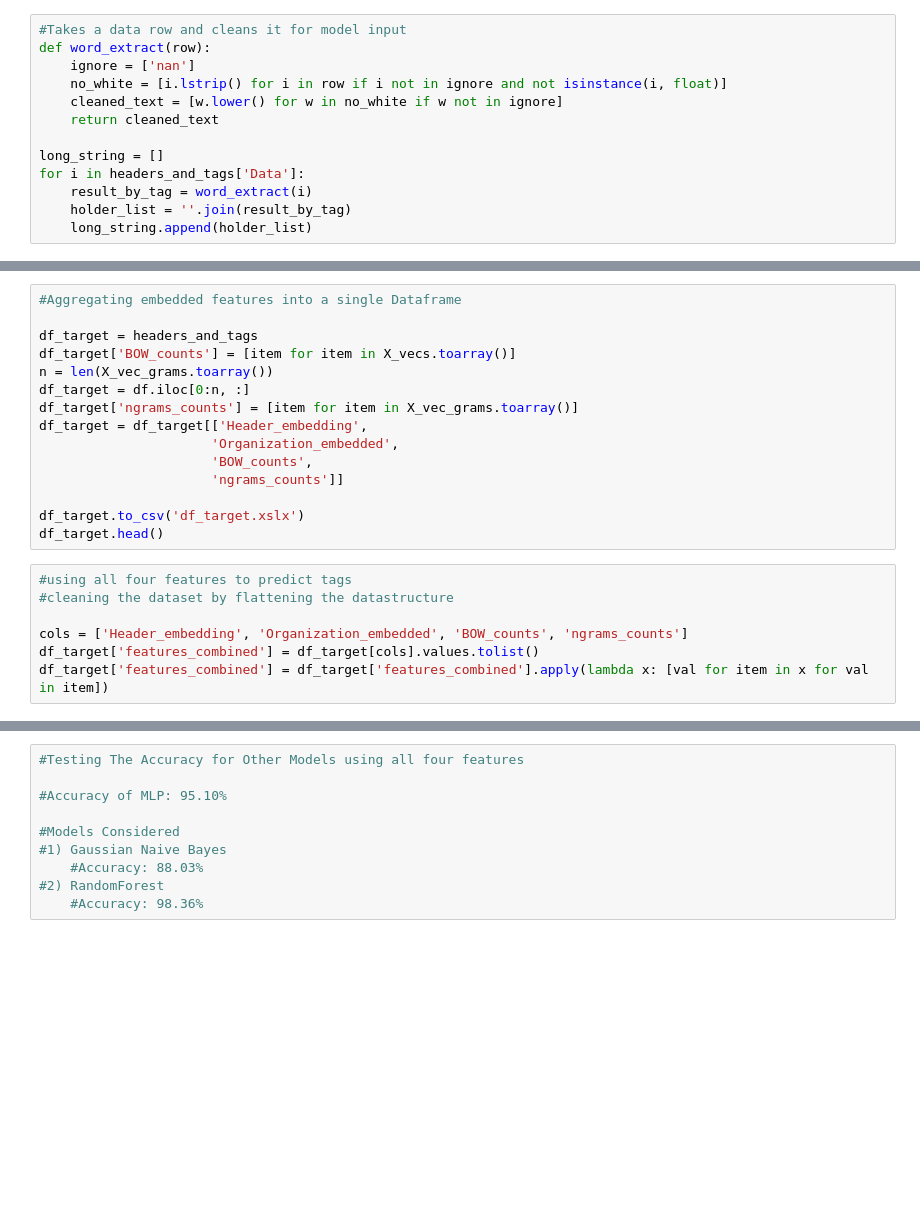
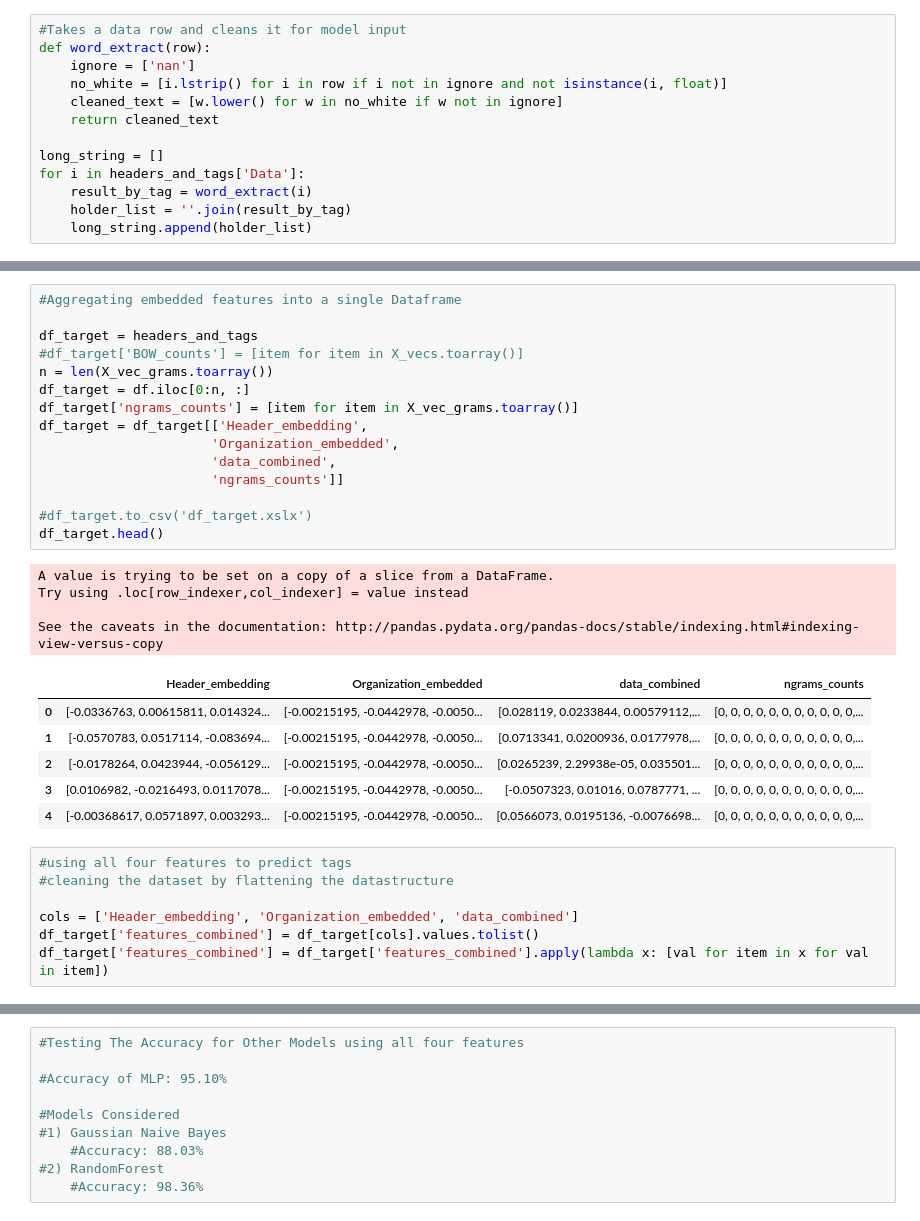
Before and after one commit to humanitarian-data-collaboration/hdx-python-model, a Jupyter notebook: model_ver_4_git.ipynb, the cells around one changed output, grey strips where cells are left out. Drawn from its saved outputs; the diff is of its cells as text; blank space fills up the shorter version.

```diff
--- a/model_ver_4_git.ipynb
+++ b/model_ver_4_git.ipynb
@@ -334,23 +476,34 @@ print("Classification accuracy on test set: %s" %test_score)
 # %%
 #Aggregating embedded features into a single Dataframe
 
 df_target = headers_and_tags
-df_target['BOW_counts'] = [item for item in X_vecs.toarray()]
+#df_target['BOW_counts'] = [item for item in X_vecs.toarray()]
 n = len(X_vec_grams.toarray())
 df_target = df.iloc[0:n, :]
 df_target['ngrams_counts'] = [item for item in X_vec_grams.toarray()]
 df_target = df_target[['Header_embedding',
                       'Organization_embedded',
-                      'BOW_counts',
+                      'data_combined',
                       'ngrams_counts']]
 
-df_target.to_csv('df_target.xslx')
+#df_target.to_csv('df_target.xslx')
 df_target.head()
+# %% [output]
+A value is trying to be set on a copy of a slice from a DataFrame.
+Try using .loc[row_indexer,col_indexer] = value instead
+
+See the caveats in the documentation: http://pandas.pydata.org/pandas-docs/stable/indexing.html#indexing-view-versus-copy
+|  | Header_embedding | Organization_embedded | data_combined | ngrams_counts |
+| 0 | [-0.0336763, 0.00615811, 0.014324... | [-0.00215195, -0.0442978, -0.0050... | [0.028119, 0.0233844, 0.00579112,... | [0, 0, 0, 0, 0, 0, 0, 0, 0, 0, 0,... |
+| 1 | [-0.0570783, 0.0517114, -0.083694... | [-0.00215195, -0.0442978, -0.0050... | [0.0713341, 0.0200936, 0.0177978,... | [0, 0, 0, 0, 0, 0, 0, 0, 0, 0, 0,... |
+| 2 | [-0.0178264, 0.0423944, -0.056129... | [-0.00215195, -0.0442978, -0.0050... | [0.0265239, 2.29938e-05, 0.035501... | [0, 0, 0, 0, 0, 0, 0, 0, 0, 0, 0,... |
+| 3 | [0.0106982, -0.0216493, 0.0117078... | [-0.00215195, -0.0442978, -0.0050... | [-0.0507323, 0.01016, 0.0787771, ... | [0, 0, 0, 0, 0, 0, 0, 0, 0, 0, 0,... |
+| 4 | [-0.00368617, 0.0571897, 0.003293... | [-0.00215195, -0.0442978, -0.0050... | [0.0566073, 0.0195136, -0.0076698... | [0, 0, 0, 0, 0, 0, 0, 0, 0, 0, 0,... |
 # %%
 #using all four features to predict tags
 #cleaning the dataset by flattening the datastructure
 
-cols = ['Header_embedding', 'Organization_embedded', 'BOW_counts', 'ngrams_counts']
+cols = ['Header_embedding', 'Organization_embedded', 'data_combined']
 df_target['features_combined'] = df_target[cols].values.tolist()
 df_target['features_combined'] = df_target['features_combined'].apply(lambda x: [val for item in x for val in item])
 # %%
```
Also changed, not shown: parts of 17 cells of this notebook, 1 other file.
